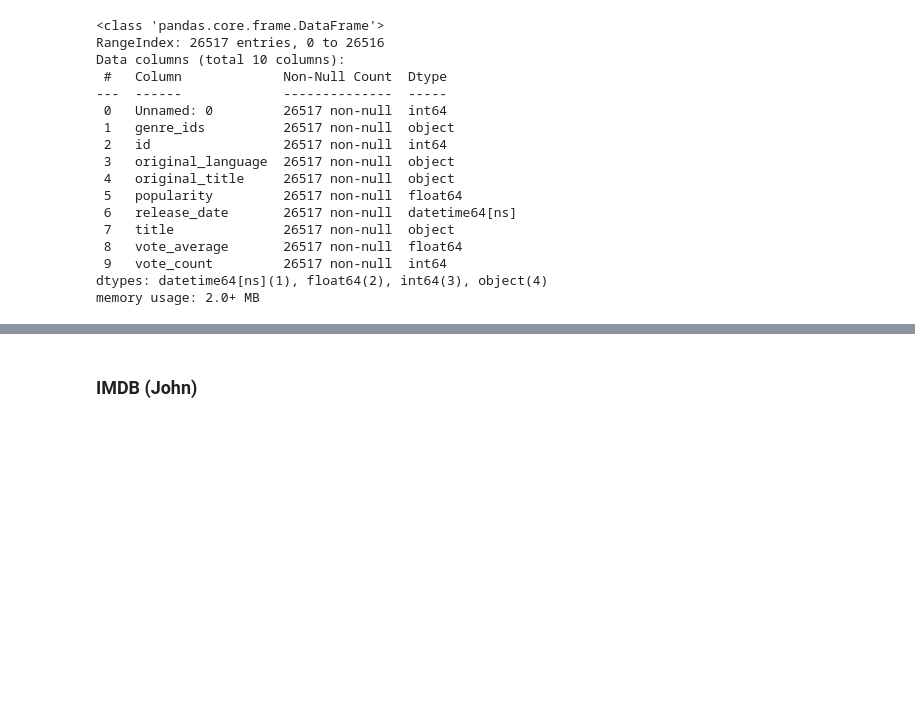
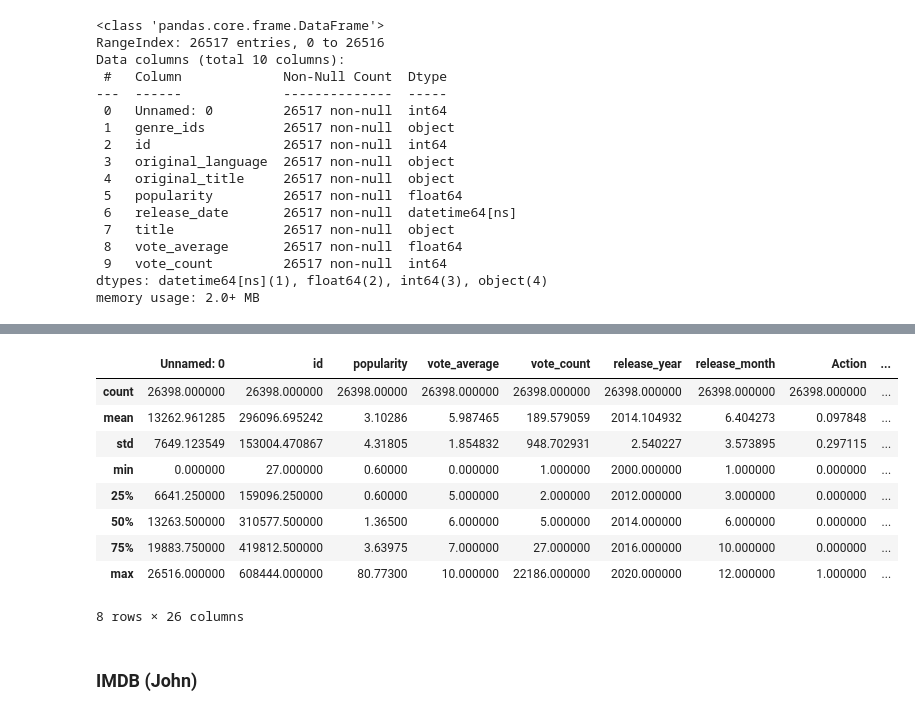
Before and after one commit to jbaumgit/Linear-Regression-and-Statistical-Analysis-on-Box-Office-Movie-Performance, a Jupyter notebook: MainNotebook.ipynb, the cells around one changed output, grey strips where cells are left out. Drawn from its saved outputs; the diff is of its cells as text; code cells hidden in the pictures; blank space fills up the shorter version.

Commit message:
feature engineering month, year, and genres

```diff
--- a/MainNotebook.ipynb
+++ b/MainNotebook.ipynb
@@ -82,0 +490,16 @@ df_tmdb.describe(include="all")
+# %%
+#TV_Movie
+df_tmdb20["TV_Movie"]=0
+df_tmdb20.loc[df_tmdb20["genre_ids"].str.contains("10770"), "TV_Movie"]=1
+# %%
+#Thriller
+df_tmdb20["Thriller"]=0
+df_tmdb20.loc[df_tmdb20["genre_ids"].str.contains("53"), "Thriller"]=1
+# %%
+#War
+df_tmdb20["War"]=0
+df_tmdb20.loc[df_tmdb20["genre_ids"].str.contains("10752"), "War"]=1
+# %%
+#Western
+df_tmdb20["Western"]=0
+df_tmdb20.loc[df_tmdb20["genre_ids"].str.contains("37"), "Western"]=1
@@ -82,0 +516,13 @@ df_tmdb.describe(include="all")
+# %%
+df_tmdb20.describe()
+# %% [output]
+|  | Unnamed: 0 | id | popularity | vote_average | vote_count | release_year | release_month | Action | ... |
+| count | 26398.000000 | 26398.000000 | 26398.00000 | 26398.000000 | 26398.000000 | 26398.000000 | 26398.000000 | 26398.000000 | ... |
+| mean | 13262.961285 | 296096.695242 | 3.10286 | 5.987465 | 189.579059 | 2014.104932 | 6.404273 | 0.097848 | ... |
+| std | 7649.123549 | 153004.470867 | 4.31805 | 1.854832 | 948.702931 | 2.540227 | 3.573895 | 0.297115 | ... |
+| min | 0.000000 | 27.000000 | 0.60000 | 0.000000 | 1.000000 | 2000.000000 | 1.000000 | 0.000000 | ... |
+| 25% | 6641.250000 | 159096.250000 | 0.60000 | 5.000000 | 2.000000 | 2012.000000 | 3.000000 | 0.000000 | ... |
+| 50% | 13263.500000 | 310577.500000 | 1.36500 | 6.000000 | 5.000000 | 2014.000000 | 6.000000 | 0.000000 | ... |
+| 75% | 19883.750000 | 419812.500000 | 3.63975 | 7.000000 | 27.000000 | 2016.000000 | 10.000000 | 0.000000 | ... |
+| max | 26516.000000 | 608444.000000 | 80.77300 | 10.000000 | 22186.000000 | 2020.000000 | 12.000000 | 1.000000 | ... |
+8 rows × 26 columns
```
Also changed, not shown: parts of 59 cells of this notebook.
